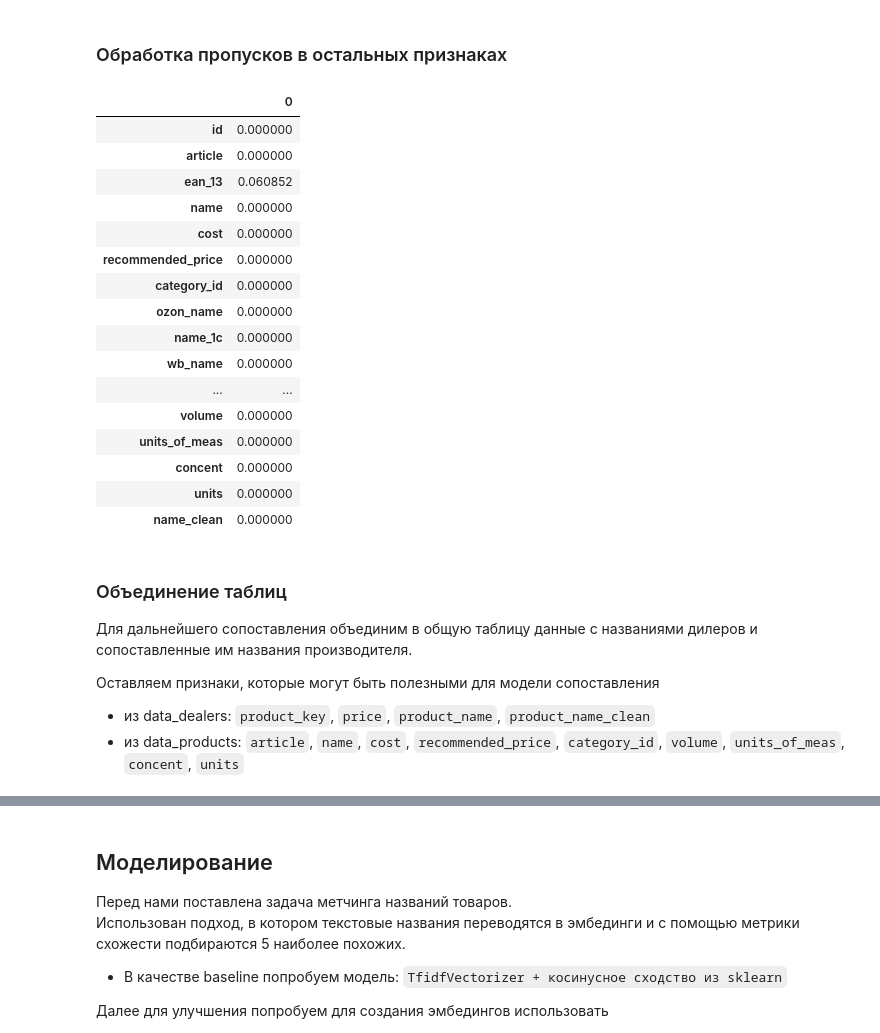
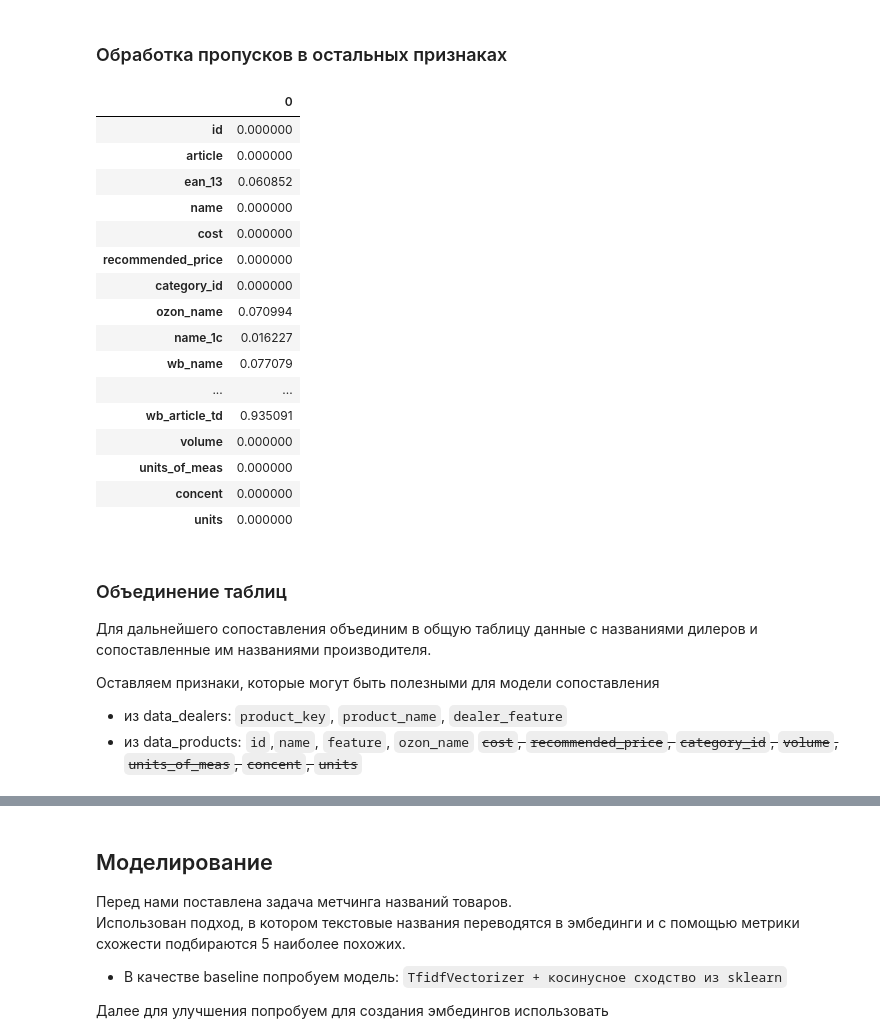
Before and after one commit to avkrickaya/Prosept_matching, a Jupyter notebook: prosept-hack-notebook.ipynb, the cells around one changed output, grey strips where cells are left out. Saved outputs shown, nothing was run; the diff lists cells and outputs as text; code cells hidden in the pictures.

```diff
--- a/prosept-hack-notebook.ipynb
+++ b/prosept-hack-notebook.ipynb
@@ -573,27 +657,27 @@ data_products['recommended_price'].fillna('-1', inplace=True)
 # %%
-(data_products.isna().sum() / len(data_products)).to_frame().style.background_gradient()
+# (data_products.isna().sum() / len(data_products)).to_frame().style.background_gradient()
 # %% [output]
 |  | 0 |
 | id | 0.000000 |
 | article | 0.000000 |
 | ean_13 | 0.060852 |
 | name | 0.000000 |
 | cost | 0.000000 |
 | recommended_price | 0.000000 |
 | category_id | 0.000000 |
-| ozon_name | 0.000000 |
-| name_1c | 0.000000 |
-| wb_name | 0.000000 |
+| ozon_name | 0.070994 |
+| name_1c | 0.016227 |
+| wb_name | 0.077079 |
 | ... | ... |
+| wb_article_td | 0.935091 |
 | volume | 0.000000 |
 | units_of_meas | 0.000000 |
 | concent | 0.000000 |
 | units | 0.000000 |
-| name_clean | 0.000000 |
 # %% [markdown]
 ### Объединение таблиц
-Для дальнейшего сопоставления объединим в общую таблицу данные с названиями дилеров и сопоставленные им названия производителя.
+Для дальнейшего сопоставления объединим в общую таблицу данные с названиями дилеров и сопоставленные им названиями производителя.
 
 Оставляем признаки, которые могут быть полезными для модели сопоставления
-- из data_dealers: `product_key`, `price`, `product_name`, `product_name_clean`
-- из data_products: `article`,  `name`, `cost`, `recommended_price`, `category_id`, `volume`, `units_of_meas`, `concent`, `units`
+- из data_dealers: `product_key`, `product_name`, `dealer_feature`
+- из data_products:  `id`,`name`, `feature`, `ozon_name` ~~`cost`, `recommended_price`, `category_id`, `volume`, `units_of_meas`, `concent`, `units`~~
```
Also changed, not shown: parts of 107 cells of this notebook.
